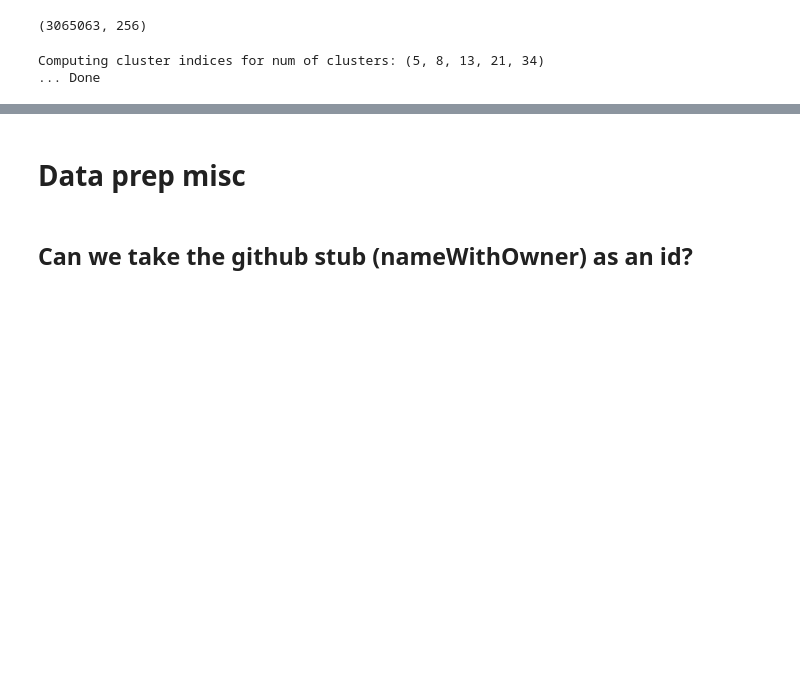
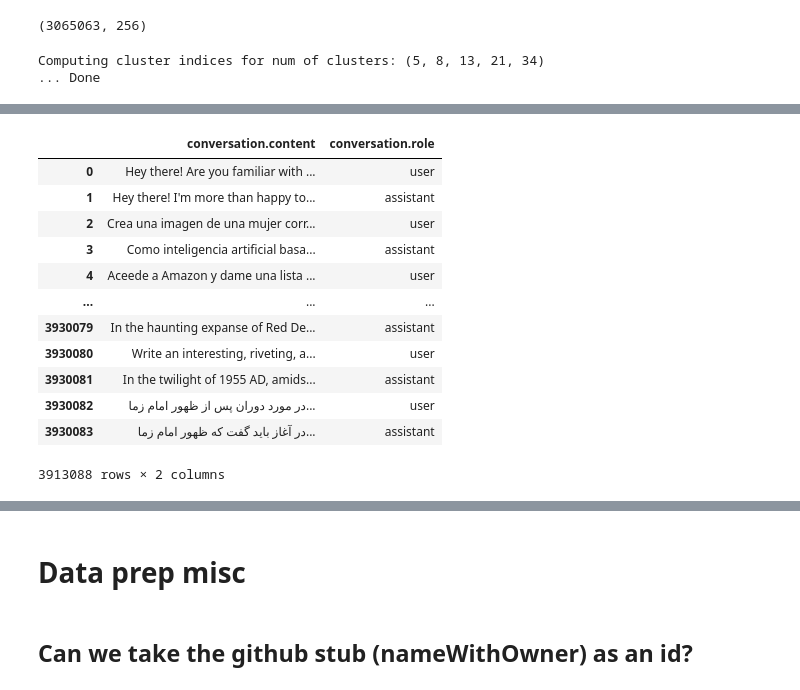
Before and after one commit to thorwhalen/imbed_data_prep, a Jupyter notebook: misc/wildchat.ipynb, the cells around one changed output, grey strips where cells are left out. Cells and saved outputs as stored; diff of their text form; code cells hidden in the pictures; blank space fills up the shorter version.

```diff
--- a/misc/wildchat.ipynb
+++ b/misc/wildchat.ipynb
@@ -188,0 +1889,16 @@ Computing cluster indices for num of clusters: (5, 8, 13, 21, 34)
+# %%
+df[['conversation.content', 'conversation.role']]
+# %% [output]
+|  | conversation.content | conversation.role |
+| 0 | Hey there! Are you familiar with ... | user |
+| 1 | Hey there! I'm more than happy to... | assistant |
+| 2 | Crea una imagen de una mujer corr... | user |
+| 3 | Como inteligencia artificial basa... | assistant |
+| 4 | Aceede a Amazon y dame una lista ... | user |
+| ... | ... | ... |
+| 3930079 | In the haunting expanse of Red De... | assistant |
+| 3930080 | Write an interesting, riveting, a... | user |
+| 3930081 | In the twilight of 1955 AD, amids... | assistant |
+| 3930082 | در مورد دوران پس از ظهور امام زما... | user |
+| 3930083 | در آغاز باید گفت که ظهور امام زما... | assistant |
+3913088 rows × 2 columns
```
Also changed, not shown: parts of 178 cells of this notebook, 5 other files.
